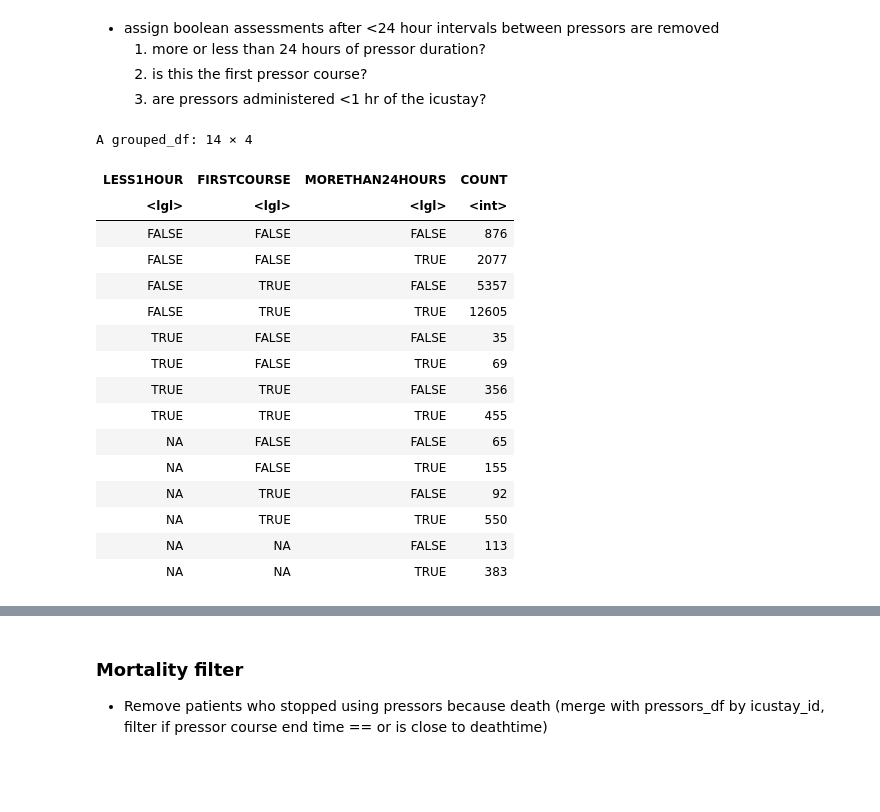
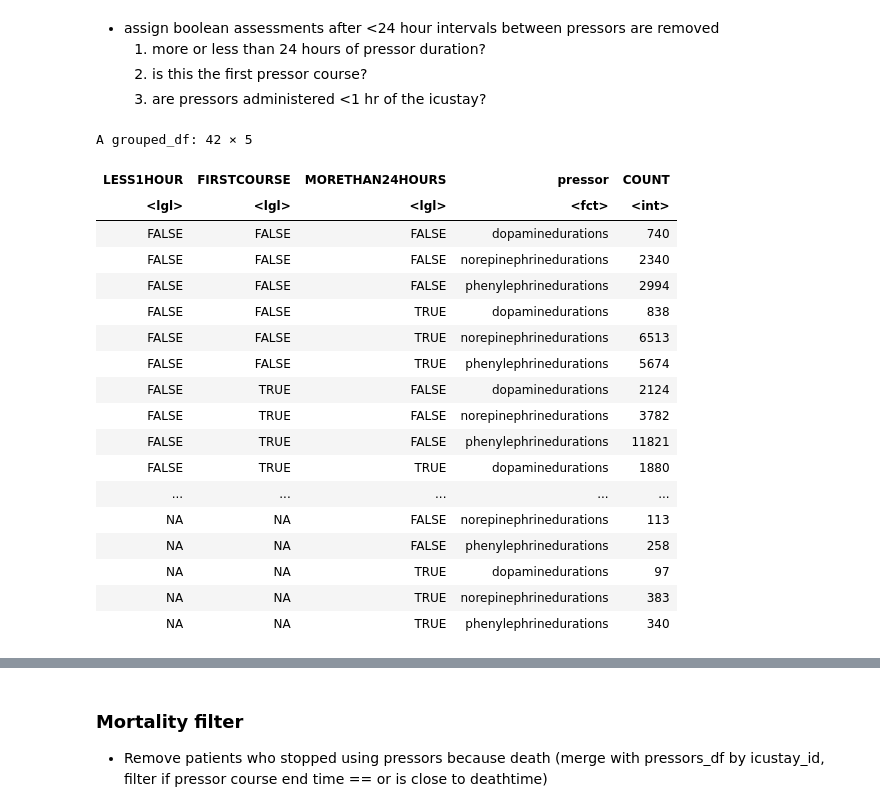
Before and after one commit to ruoyijiang/general, a Jupyter notebook: projects/haimovich_pressors/R_Pressor_Outcomes.ipynb, the cells around one changed output, grey strips where cells are left out. Saved outputs shown, nothing was run; the diff lists cells and outputs as text; code cells hidden in the pictures; blank space fills up the shorter version.

```diff
--- a/projects/haimovich_pressors/R_Pressor_Outcomes.ipynb
+++ b/projects/haimovich_pressors/R_Pressor_Outcomes.ipynb
@@ -173,3 +183,5 @@ input_df <- input_df %>%
+# %%
+input_df <- bind_rows(input_list, .id="pressor_choice")
 # %% [markdown]
 - the combination of **continuous course** and **icustay_id** (e.g. 200024, 0 for first row) now defines each pressor course
 # %% [markdown]
@@ -180,7 +192,7 @@ input_df <- input_df %>%
 # %%
 # 1. more or less than 24 hours?
 input_df <- input_df %>%
-    group_by(icustay_id, continuous_course) %>%
+    group_by(icustay_id, continuous_course, pressor) %>%
     mutate(MORETHAN24HOURS = sum(duration_hours) > 24,
            STATUS = if(sum(duration_hours) > 24){"MORETHAN24HOURS"}
            else if(sum(duration_hours) <= 24 & sum(duration_hours) > 6){"LESSTHAN24HOURS"}
@@ -189,14 +201,14 @@ input_df <- input_df %>%
 # %%
 # 2. first pressor course? (groupby icustay, filter min starttime == starttime)
 input_df <- input_df %>%
-    group_by(icustay_id, continuous_course) %>%
+    group_by(icustay_id, continuous_course, pressor) %>%
     mutate(coursestarttime = min(starttime)) %>%
     group_by(icustay_id) %>%
     mutate(FIRSTCOURSE = min(coursestarttime) == coursestarttime)
 # %%
 # 3. pressors within 1 hr of icustay_id? (groupby icustay, filter max starttime - unique icustarttime > 1)
 input_df <- input_df %>%
-    group_by(icustay_id, continuous_course) %>%
+    group_by(icustay_id, continuous_course, pressor) %>%
     mutate(coursestarttime = min(starttime)) %>%
     group_by(icustay_id) %>%
     mutate(LESS1HOUR = difftime(min(coursestarttime),
@@ -204,26 +216,28 @@ input_df <- input_df %>%
 # %%
 # grouped by icustay_id + continuous_course + separate_course
 input_df %>%
-    group_by(LESS1HOUR, FIRSTCOURSE, MORETHAN24HOURS) %>%
+    group_by(LESS1HOUR, FIRSTCOURSE, MORETHAN24HOURS, pressor) %>%
     summarize(COUNT = n())
 # %% [output]
-A grouped_df: 14 × 4
+A grouped_df: 42 × 5
-| LESS1HOUR | FIRSTCOURSE | MORETHAN24HOURS | COUNT |
-| <lgl> | <lgl> | <lgl> | <int> |
-| FALSE | FALSE | FALSE | 876 |
-| FALSE | FALSE | TRUE | 2077 |
-| FALSE | TRUE | FALSE | 5357 |
-| FALSE | TRUE | TRUE | 12605 |
-| TRUE | FALSE | FALSE | 35 |
-| TRUE | FALSE | TRUE | 69 |
-| TRUE | TRUE | FALSE | 356 |
-| TRUE | TRUE | TRUE | 455 |
-| NA | FALSE | FALSE | 65 |
-| NA | FALSE | TRUE | 155 |
-| NA | TRUE | FALSE | 92 |
-| NA | TRUE | TRUE | 550 |
-| NA | NA | FALSE | 113 |
-| NA | NA | TRUE | 383 |
+| LESS1HOUR | FIRSTCOURSE | MORETHAN24HOURS | pressor | COUNT |
+| <lgl> | <lgl> | <lgl> | <fct> | <int> |
+| FALSE | FALSE | FALSE | dopaminedurations | 740 |
+| FALSE | FALSE | FALSE | norepinephrinedurations | 2340 |
+| FALSE | FALSE | FALSE | phenylephrinedurations | 2994 |
+| FALSE | FALSE | TRUE | dopaminedurations | 838 |
+| FALSE | FALSE | TRUE | norepinephrinedurations | 6513 |
+| FALSE | FALSE | TRUE | phenylephrinedurations | 5674 |
+| FALSE | TRUE | FALSE | dopaminedurations | 2124 |
+| FALSE | TRUE | FALSE | norepinephrinedurations | 3782 |
+| FALSE | TRUE | FALSE | phenylephrinedurations | 11821 |
+| FALSE | TRUE | TRUE | dopaminedurations | 1880 |
+| ... | ... | ... | ... | ... |
+| NA | NA | FALSE | norepinephrinedurations | 113 |
+| NA | NA | FALSE | phenylephrinedurations | 258 |
+| NA | NA | TRUE | dopaminedurations | 97 |
+| NA | NA | TRUE | norepinephrinedurations | 383 |
+| NA | NA | TRUE | phenylephrinedurations | 340 |
 # %%
 # With filters grouped by icustay_id + continuous_course
 input_df %>%
```
Also changed, not shown: parts of 138 cells of this notebook.
